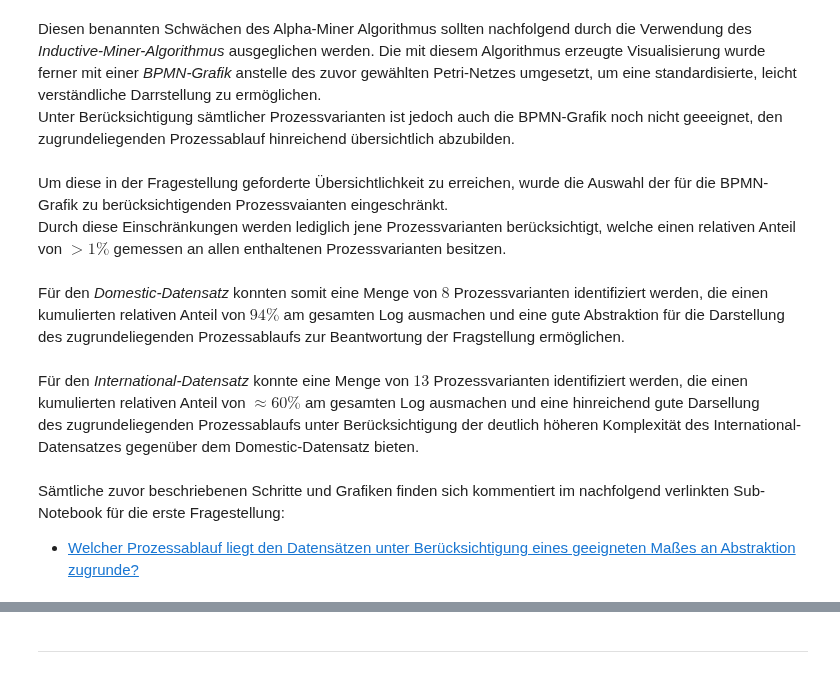
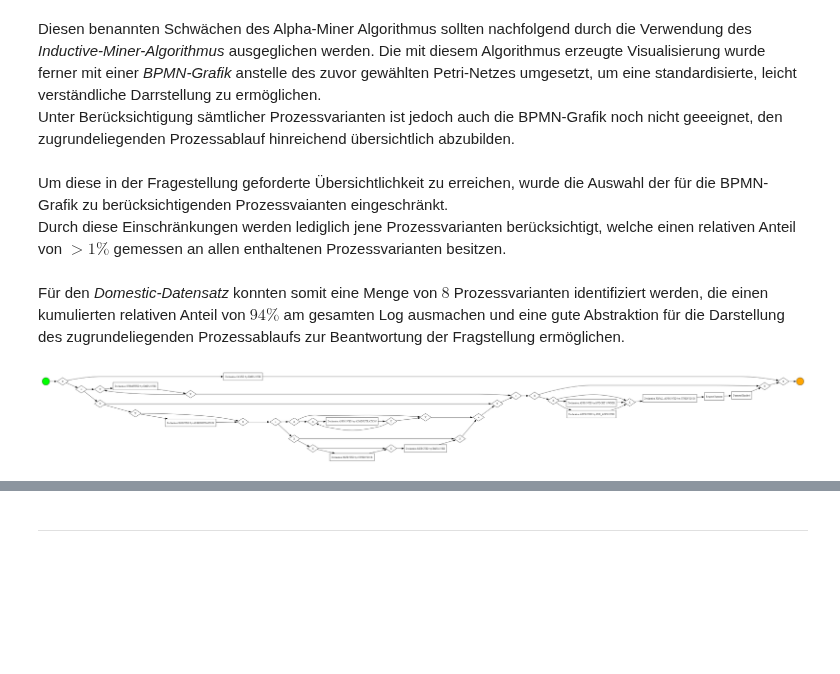
Before and after one commit to Flemming-R/MADS23a_PM-HA_Filali_Teppris_Rommelfangen, a Jupyter notebook: notebooks/0_Hauptnotebook.ipynb, the cells around one changed output, grey strips where cells are left out. Cells and saved outputs as stored; diff of their text form; code cells hidden in the pictures; blank space fills up the shorter version.

```diff
--- a/notebooks/0_Hauptnotebook.ipynb
+++ b/notebooks/0_Hauptnotebook.ipynb
@@ -90,9 +90,20 @@ Um diese in der Fragestellung geforderte Übersichtlichkeit zu erreichen, wurde
 Durch diese Einschränkungen werden lediglich jene Prozessvarianten berücksichtigt, welche einen relativen Anteil von $> 1\%$ gemessen an allen enthaltenen Prozessvarianten besitzen. <br>
 <br>
 Für den _Domestic-Datensatz_ konnten somit eine Menge von $8$ Prozessvarianten identifiziert werden, die einen kumulierten relativen Anteil von $94\%$ am gesamten Log ausmachen und eine gute Abstraktion für die Darstellung des zugrundeliegenden Prozessablaufs zur Beantwortung der Fragstellung ermöglichen. <br>
-<br>
-Für den _International-Datensatz_ konnte eine Menge von $13$ Prozessvarianten identifiziert werden, die einen kumulierten relativen Anteil von $\approx 60\%$ am gesamten Log ausmachen und eine hinreichend gute Darsellung <br>
-des zugrundeliegenden Prozessablaufs unter Berücksichtigung der deutlich höheren Komplexität des International-Datensatzes gegenüber dem Domestic-Datensatz bieten. <br>
-<br>
-Sämtliche zuvor beschriebenen Schritte und Grafiken finden sich kommentiert im nachfolgend verlinkten Sub-Notebook für die erste Fragestellung: <br>
-- [Welcher Prozessablauf liegt den Datensätzen unter Berücksichtigung eines geeigneten Maßes an Abstraktion zugrunde?](./1_Process_Discovery/Describe%20and%20visualize%20the%20general%20underlying%20process%20flow.ipynb)
+# %%
+import matplotlib.pyplot as plt
+from matplotlib.image import imread
+
+# Pfad zur SVG-Datei
+svg_path = "./Data/gviz_bpmn_domestic_nonanomaly.svg"
+
+# Größe der Figur anpassen
+plt.figure(figsize=(30, 30))
+
+# Bild anzeigen
+image = imread(svg_path)
+plt.imshow(image)
+plt.axis('off')
+plt.show()
+# %% [output]
+[figure, added]
```
Also changed, not shown: parts of 4 cells of this notebook, 2 other files.
